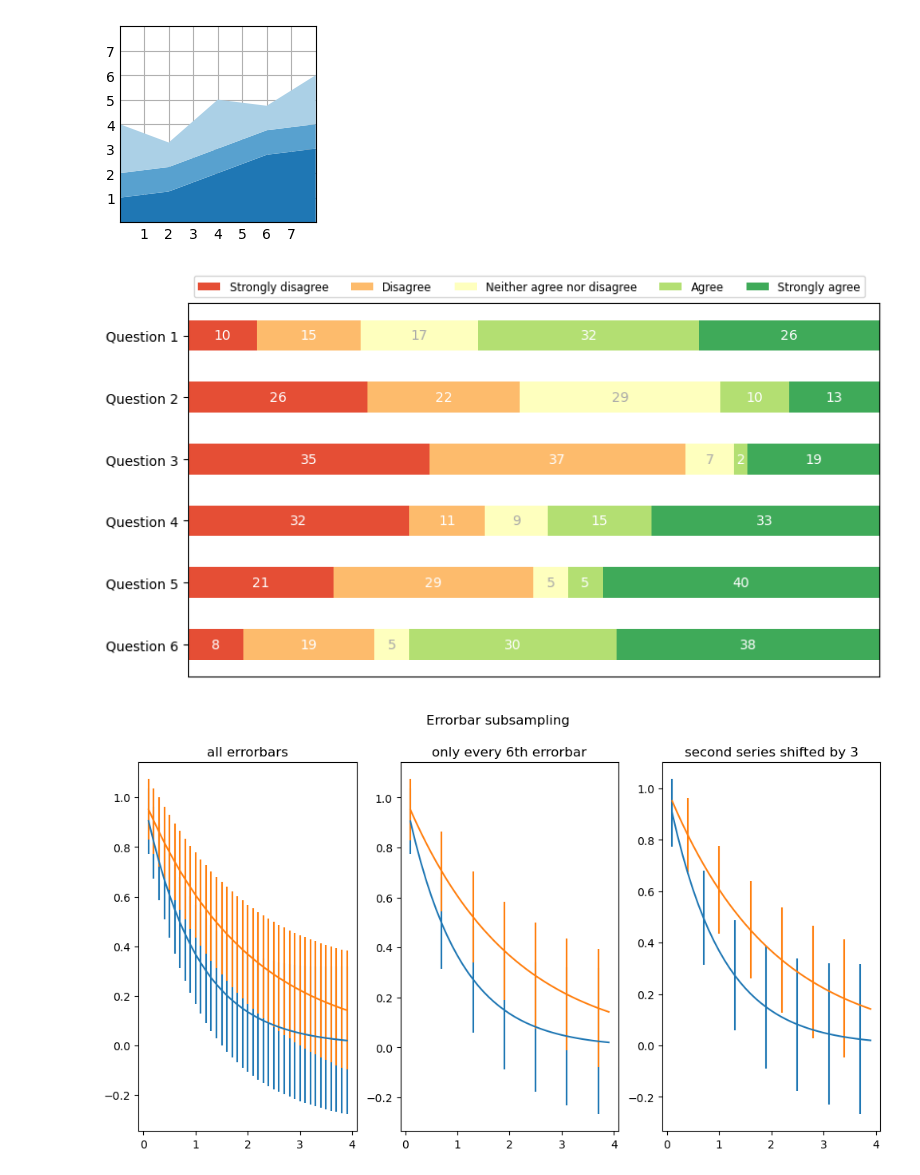
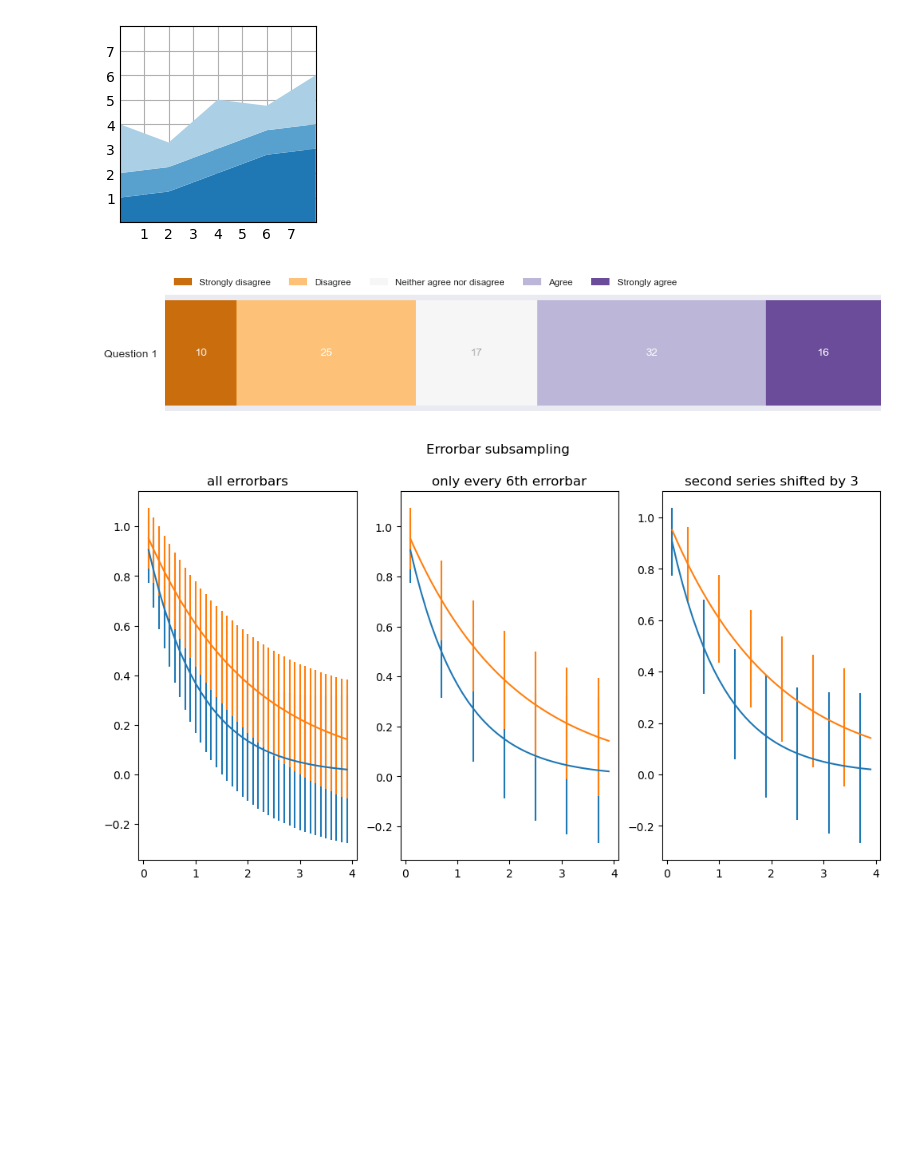
Before and after one commit to Nikit-V-Mitic/Python-Testing, a Jupyter notebook: MatPlotLibSheet.ipynb, the cells around one changed output. Saved outputs shown, nothing was run; the diff lists cells and outputs as text; code cells hidden in the pictures; blank space fills up the shorter version.

```diff
--- a/MatPlotLibSheet.ipynb
+++ b/MatPlotLibSheet.ipynb
@@ -149,12 +149,7 @@ import matplotlib.pyplot as plt
 category_names = ['Strongly disagree', 'Disagree',
                   'Neither agree nor disagree', 'Agree', 'Strongly agree']
 results = {
-    'Question 1': [10, 15, 17, 32, 26],
-    'Question 2': [26, 22, 29, 10, 13],
-    'Question 3': [35, 37, 7, 2, 19],
-    'Question 4': [32, 11, 9, 15, 33],
-    'Question 5': [21, 29, 5, 5, 40],
-    'Question 6': [8, 19, 5, 30, 38]
+    'Question 1': [10, 25, 17, 32, 16],
 }
 
 
@@ -169,36 +164,36 @@ def survey(results, category_names):
     category_names : list of str
         The category labels.
     """
     labels = list(results.keys())
     data = np.array(list(results.values()))
     data_cum = data.cumsum(axis=1)
-    category_colors = plt.colormaps['RdYlGn'](
+    category_colors = plt.colormaps['PuOr'](
         np.linspace(0.15, 0.85, data.shape[1]))
 
-    fig, ax = plt.subplots(figsize=(9.2, 5))
+    fig, ax = plt.subplots(figsize=(9.2, 1.5))
     ax.invert_yaxis()
     ax.xaxis.set_visible(False)
     ax.set_xlim(0, np.sum(data, axis=1).max())
 
     for i, (colname, color) in enumerate(zip(category_names, category_colors)):
         widths = data[:, i]
         starts = data_cum[:, i] - widths
         rects = ax.barh(labels, widths, left=starts, height=0.5,
                         label=colname, color=color)
 
         r, g, b, _ = color
         text_color = 'white' if r * g * b < 0.5 else 'darkgrey'
         ax.bar_label(rects, label_type='center', color=text_color)
     ax.legend(ncol=len(category_names), bbox_to_anchor=(0, 1),
               loc='lower left', fontsize='small')
 
     return fig, ax
 
 
 survey(results, category_names)
 plt.show()
 # %% [output]
-[figure, old version]
+[figure, new version]
 # %%
 import numpy as np
 import matplotlib.pyplot as plt
```
Also changed, not shown: parts of 3 cells of this notebook, 1 other file.
